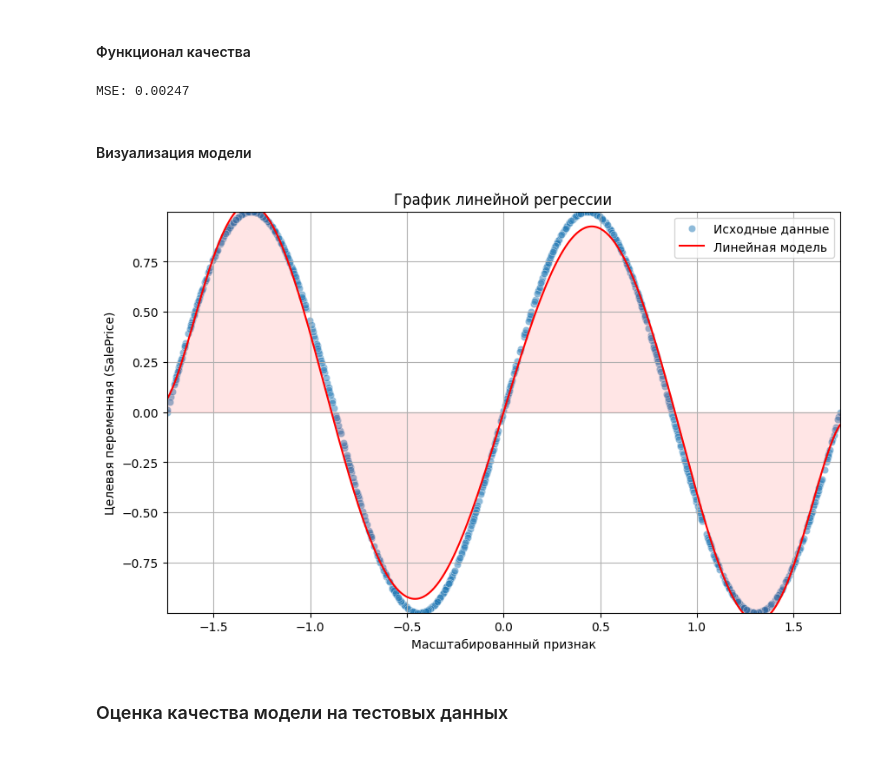
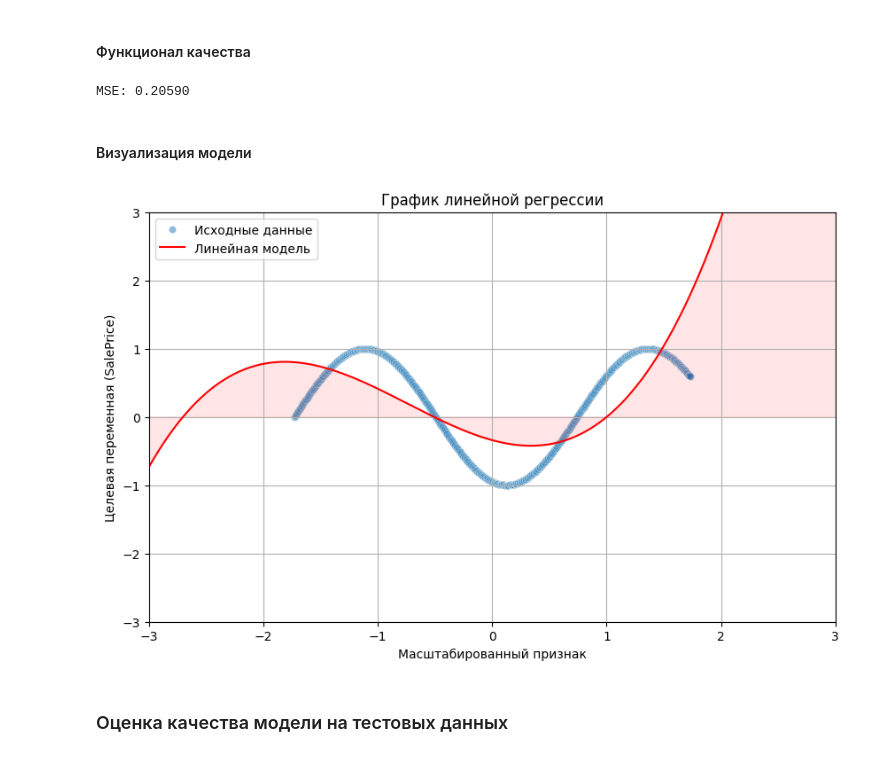
Before and after one commit to saitovmarat/Neural-Networks, a Jupyter notebook: Task_1/SinLinearRegression.ipynb, the cells around one changed output. Drawn from its saved outputs; the diff is of its cells as text; code cells hidden in the pictures.

Commit message:
sin linear regression

```diff
--- a/Task_1/SinLinearRegression.ipynb
+++ b/Task_1/SinLinearRegression.ipynb
@@ -13,16 +13,22 @@ import seaborn as sns
 # %% [markdown]
 ## 1. Работа с данными
 # %%
-x_original = np.linspace(-2 * np.pi, 2 * np.pi, 1000)
+objects_count = 1000
+x_original = np.linspace(-2 * np.pi, 2 * np.pi, objects_count)
 y_original = np.sin(x_original)
 
 x_original = x_original.reshape(-1, 1)
 
-x_train, x_test, y_train, y_test = train_test_split(
-    x_original, y_original,
-    test_size=0.3,
-    random_state=42
-)
+x_train, x_test, y_train, y_test = [], [], [], []
+for i in range(int(objects_count*0.7)):
+    x_train.append(x_original[i])
+    y_train.append(y_original[i])
+
+for i in range(int(objects_count*0.7), objects_count):
+    x_test.append(x_original[i])
+    y_test.append(y_original[i])
+
+x_train, x_test, y_train, y_test = np.array(x_train), np.array(x_test), np.array(y_train), np.array(y_test)
 
 scaler = StandardScaler()
 x_train = scaler.fit_transform(x_train)
@@ -57,7 +63,7 @@ plt.show()
 ### Создаем модель
 # %%
 class LinearRegression:
-  def __init__(self, lr=0.001, eps=1e-8, iterations=1000, degree=1):
+  def __init__(self, lr=0.001, eps=1e-8, iterations=10**10, degree=1):
     self.lr = lr
     self.iterations = iterations
     self.eps = eps
@@ -81,8 +87,7 @@ class LinearRegression:
     X = self.addPolynomialFeatures(X)
     X = self.addIntercept(X)
     self.weights = np.zeros(X.shape[1])
-    i = 0
-    while True:
+    for i in range(0, self.iterations):
       y_pred = X @ self.weights
       error = y_pred - Y
       grad = (2 / X.shape[0]) * X.T @ error
@@ -92,7 +97,6 @@ class LinearRegression:
       if i > 0 and abs(self.mseHistory[i] - self.mseHistory[i-1]) < self.eps:
         print(f"Остановка на итерации {i} из-за маленького изменения MSE.")
         break
-      i+=1
 
   def predict(self, X):
     X = self.addPolynomialFeatures(X)
@@ -102,6 +106,6 @@ class LinearRegression:
   def getWeights(self):
     return self.weights
 
-  def getHistory(self):
+  def getErrorHistory(self):
     return self.mseHistory
 # %% [markdown]
@@ -109,8 +113,8 @@ class LinearRegression:
 # %%
-model = LinearRegression(degree=8)
+model = LinearRegression(degree=3)
 model.train(x_train, y_train)
 
-mseHistory = model.getHistory()
+mseHistory = model.getErrorHistory()
 plt.figure(figsize=(10, 5))
 plt.plot(mseHistory, marker='.', linestyle=':', color='c')
 plt.title('Сходимость MSE во время обучения')
@@ -127,33 +131,33 @@ plt.show()
 #### Функционал качества
 # %%
 y_pred = model.predict(x_train)
-mse = np.mean((y_pred - y_train) ** 2)
+mse = model.getErrorHistory()[-1]
 print(f"MSE: {mse:.5f}")
 # %% [output]
-MSE: 0.00247
+MSE: 0.20590
 # %% [markdown]
 #### Визуализация модели
 # %%
 plt.figure(figsize=(10, 6))
 
 sns.scatterplot(x=x_train.ravel(), y=y_train.ravel(), alpha=0.5, label="Исходные данные")
 
-x_range = np.linspace(min(x_train), max(x_train), 500).reshape(-1, 1)
+x_range = np.linspace(-5, 5, 500).reshape(-1, 1)
 y_range = model.predict(x_range)
 plt.plot(x_range.ravel(), y_range, color='red', label="Линейная модель")
 plt.fill_between(x_range.ravel(), y_range, color='red', alpha=0.1)
 
 plt.title("График линейной регрессии")
 plt.xlabel("Масштабированный признак")
 plt.ylabel("Целевая переменная (SalePrice)")
 plt.legend()
 plt.grid(True)
 
-plt.xlim(min(x_train), max(x_train))
-plt.ylim(min(y_train), max(y_train))
+plt.xlim(-3, 3)
+plt.ylim(-3, 3)
 plt.show()
 # %% [output]
-[figure, old version]
+[figure, new version]
 # %% [markdown]
 ### Оценка качества модели на тестовых данных
 # %% [markdown]
```
Also changed, not shown: parts of 6 cells of this notebook.
